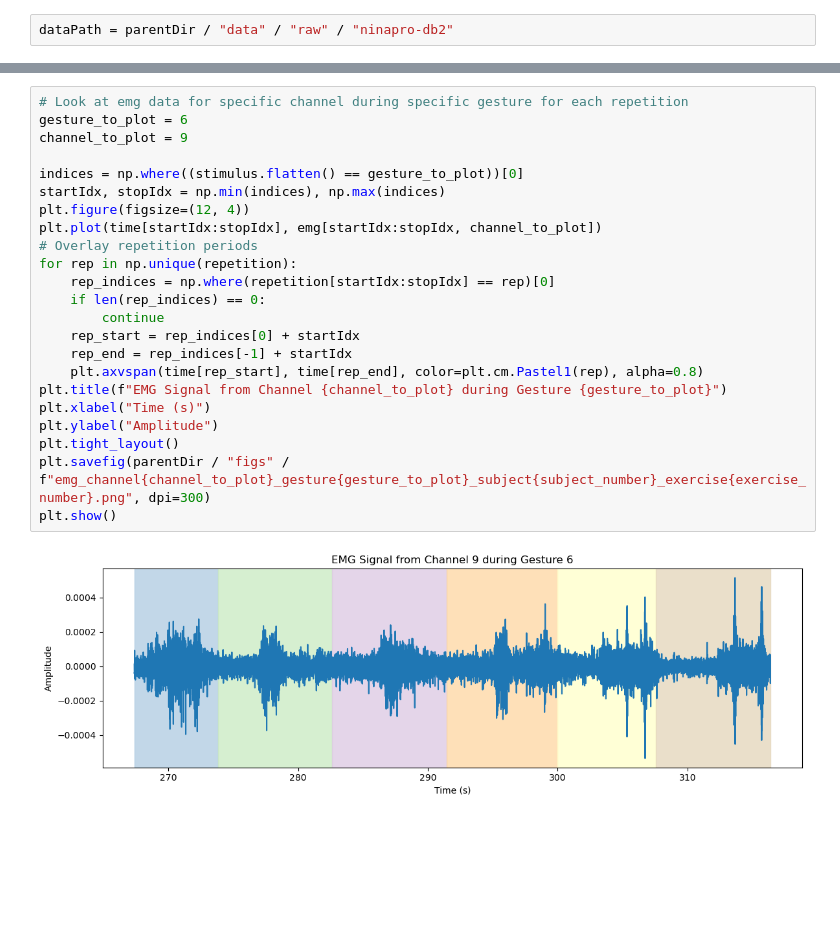
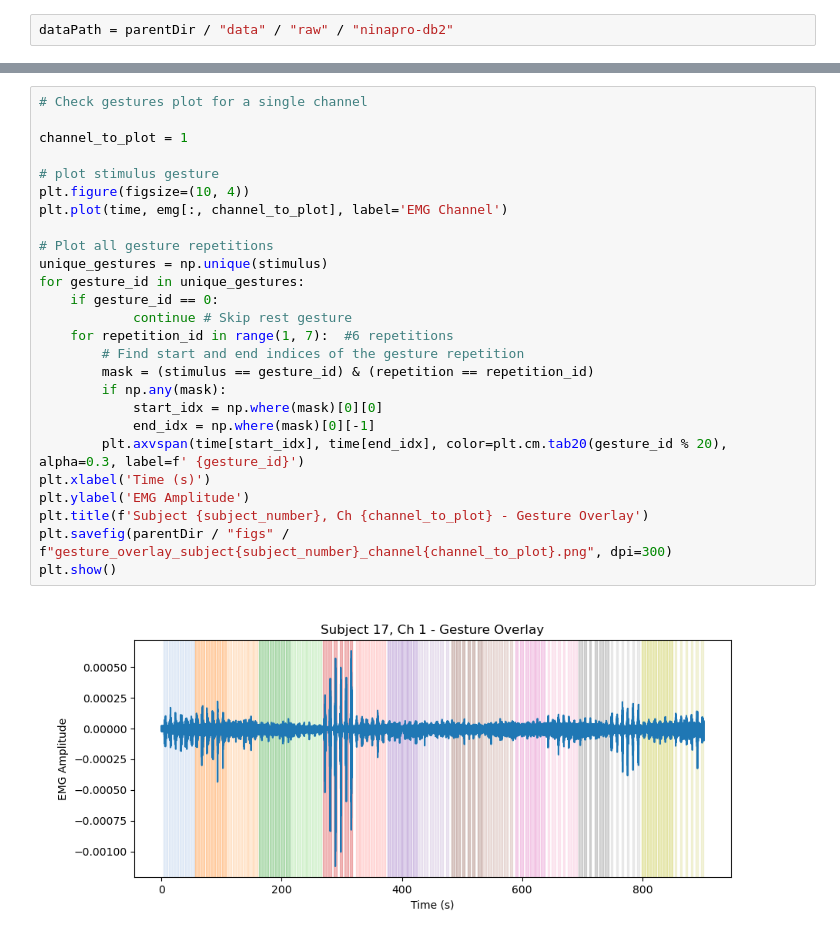
Before and after one commit to sumachinta/emg-gesture-classification-ninapro, a Jupyter notebook: notebooks/01_data_exploration.ipynb, the cells around one changed output, grey strips where cells are left out. Cells and saved outputs as stored; diff of their text form; blank space fills up the shorter version.

```diff
--- a/notebooks/01_data_exploration.ipynb
+++ b/notebooks/01_data_exploration.ipynb
@@ -53,25 +55,28 @@ plt.show()
-# %%
-# Look at emg data for specific channel during specific gesture for each repetition
-gesture_to_plot = 6
-channel_to_plot = 9
-
-indices = np.where((stimulus.flatten() == gesture_to_plot))[0]
-startIdx, stopIdx = np.min(indices), np.max(indices)
-plt.figure(figsize=(12, 4))
-plt.plot(time[startIdx:stopIdx], emg[startIdx:stopIdx, channel_to_plot])
-# Overlay repetition periods
-for rep in np.unique(repetition):
-    rep_indices = np.where(repetition[startIdx:stopIdx] == rep)[0]
-    if len(rep_indices) == 0:
-        continue
-    rep_start = rep_indices[0] + startIdx
-    rep_end = rep_indices[-1] + startIdx
-    plt.axvspan(time[rep_start], time[rep_end], color=plt.cm.Pastel1(rep), alpha=0.8)
-plt.title(f"EMG Signal from Channel {channel_to_plot} during Gesture {gesture_to_plot}")
-plt.xlabel("Time (s)")
-plt.ylabel("Amplitude")
-plt.tight_layout()
-plt.savefig(parentDir / "figs" / f"emg_channel{channel_to_plot}_gesture{gesture_to_plot}_subject{subject_number}_exercise{exercise_number}.png", dpi=300)
-plt.show()
-# %% [output]
-[figure, removed]
+# %%
+# Check gestures plot for a single channel
+
+channel_to_plot = 1
+
+# plot stimulus gesture
+plt.figure(figsize=(10, 4))
+plt.plot(time, emg[:, channel_to_plot], label='EMG Channel')
+
+# Plot all gesture repetitions
+unique_gestures = np.unique(stimulus)
+for gesture_id in unique_gestures:
+    if gesture_id == 0:
+            continue # Skip rest gesture
+    for repetition_id in range(1, 7):  #6 repetitions
+        # Find start and end indices of the gesture repetition
+        mask = (stimulus == gesture_id) & (repetition == repetition_id)
+        if np.any(mask):
+            start_idx = np.where(mask)[0][0]
+            end_idx = np.where(mask)[0][-1]
+        plt.axvspan(time[start_idx], time[end_idx], color=plt.cm.tab20(gesture_id % 20), alpha=0.3, label=f' {gesture_id}')
+plt.xlabel('Time (s)')
+plt.ylabel('EMG Amplitude')
+plt.title(f'Subject {subject_number}, Ch {channel_to_plot} - Gesture Overlay')
+plt.savefig(parentDir / "figs" / f"gesture_overlay_subject{subject_number}_channel{channel_to_plot}.png", dpi=300)
+plt.show()
+# %% [output]
+[figure, added]
```
Also changed, not shown: parts of 7 cells of this notebook, 8 other files.
